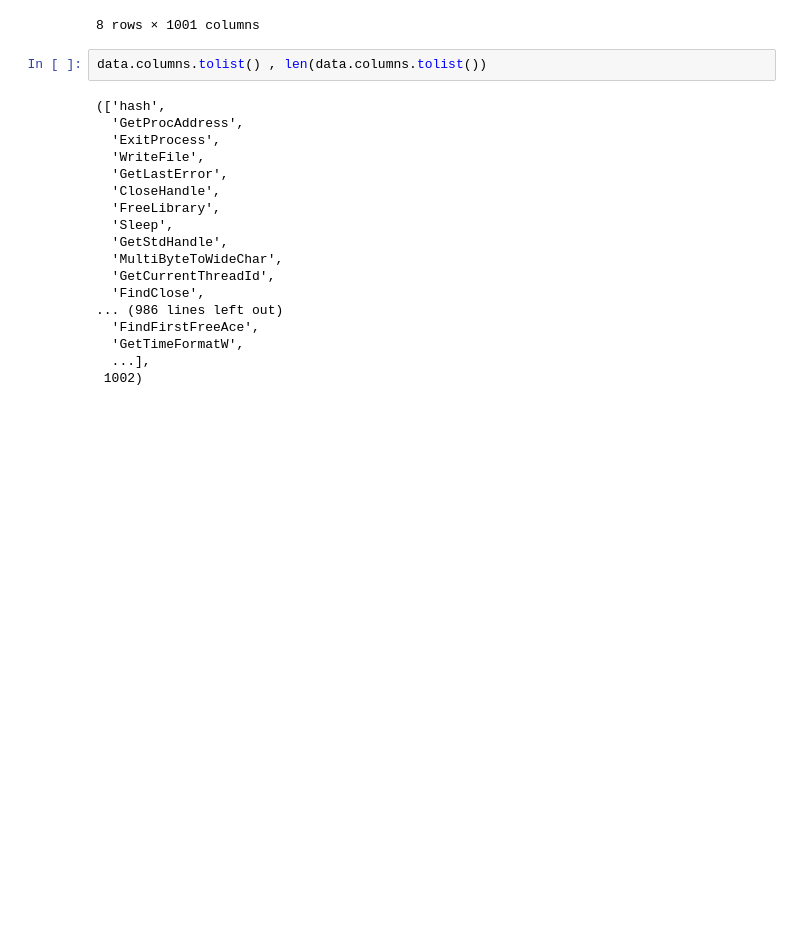
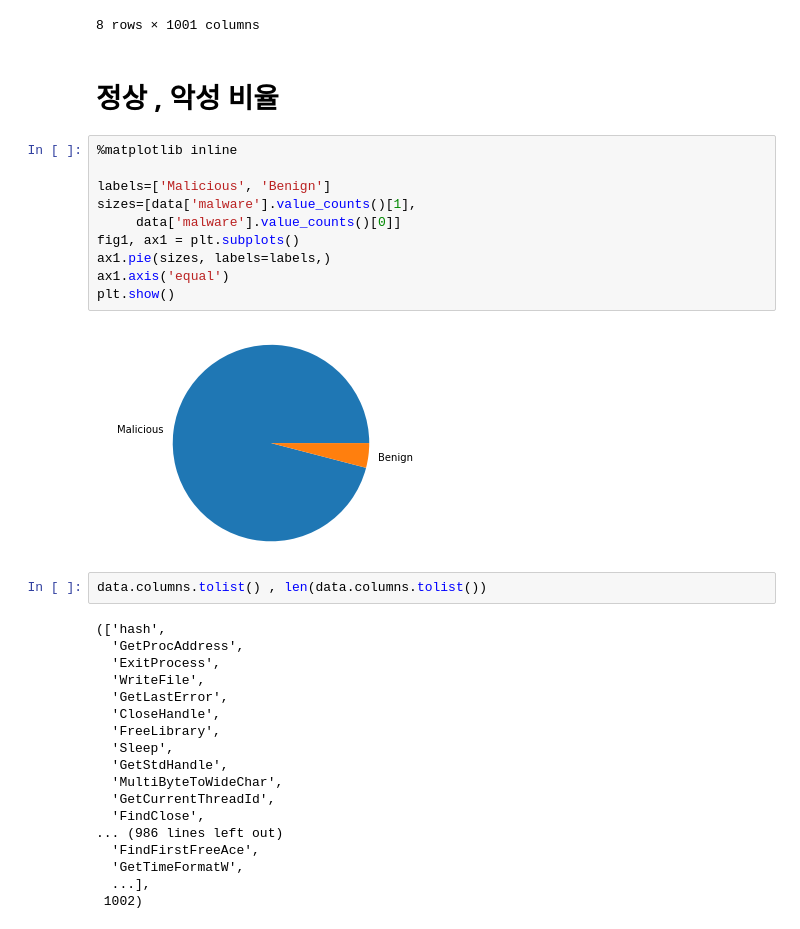
Before and after one commit to SuminBae97/MachineLearning, a Jupyter notebook: Malware_detection.ipynb, the cells around one changed output. Saved outputs shown, nothing was run; the diff lists cells and outputs as text; blank space fills up the shorter version.

Commit message:
visualization

```diff
--- a/Malware_detection.ipynb
+++ b/Malware_detection.ipynb
@@ -55,6 +58,20 @@ data.describe()
 | 75% | 1.000000 | 1.000000 | 1.000000 | 1.000000 | 1.000000 | 1.000000 | 1.000000 | 1.000000 | ... |
 | max | 1.000000 | 1.000000 | 1.000000 | 1.000000 | 1.000000 | 1.000000 | 1.000000 | 1.000000 | ... |
 8 rows × 1001 columns
+# %% [markdown]
+# 정상 , 악성 비율
+# %%
+%matplotlib inline
+
+labels=['Malicious', 'Benign']
+sizes=[data['malware'].value_counts()[1],
+     data['malware'].value_counts()[0]]
+fig1, ax1 = plt.subplots()
+ax1.pie(sizes, labels=labels,)
+ax1.axis('equal')
+plt.show()
+# %% [output]
+[figure, added]
 # %%
 data.columns.tolist() , len(data.columns.tolist())
 # %% [output]
```
Also changed, not shown: parts of 8 cells of this notebook.
